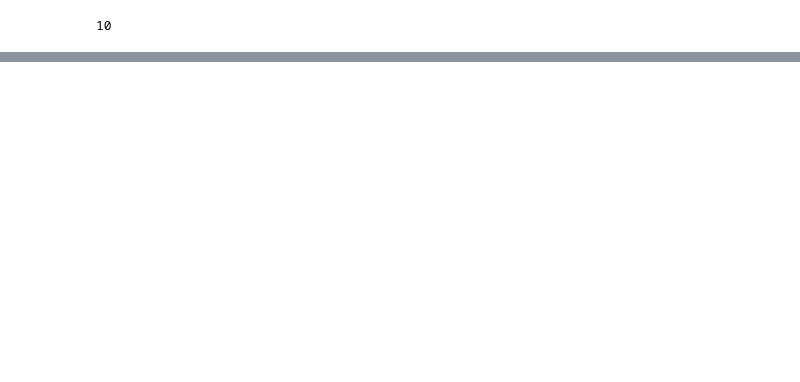
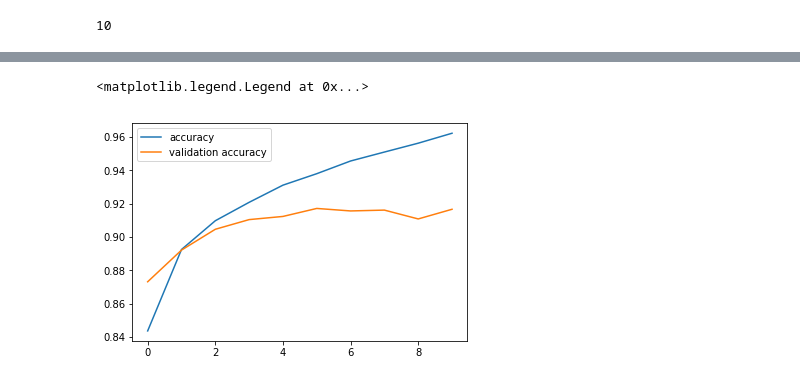
Before and after one commit to MohammadB88/ML_DS_Projects, a Jupyter notebook: Projects_DL_AI_Udemy/keras_Fashion_MNIST_dataset.ipynb, the cells around one changed output, grey strips where cells are left out. Saved outputs shown, nothing was run; the diff lists cells and outputs as text; code cells hidden in the pictures; blank space fills up the shorter version.

```diff
--- a/Projects_DL_AI_Udemy/keras_Fashion_MNIST_dataset.ipynb
+++ b/Projects_DL_AI_Udemy/keras_Fashion_MNIST_dataset.ipynb
@@ -196,0 +227,9 @@ Epoch 1/10
+# %%
+# plot the accuracy on Train and Test to observe the model performance
+plt.plot(model_drop_scal.history.history['accuracy'], label='accuracy')
+plt.plot(model_drop_scal.history.history['val_accuracy'],
+         label='validation accuracy')
+plt.legend()
+# %% [output]
+<matplotlib.legend.Legend at 0x...>
+[figure, added]
```
Also changed, not shown: parts of 15 cells of this notebook, 1 other file.
